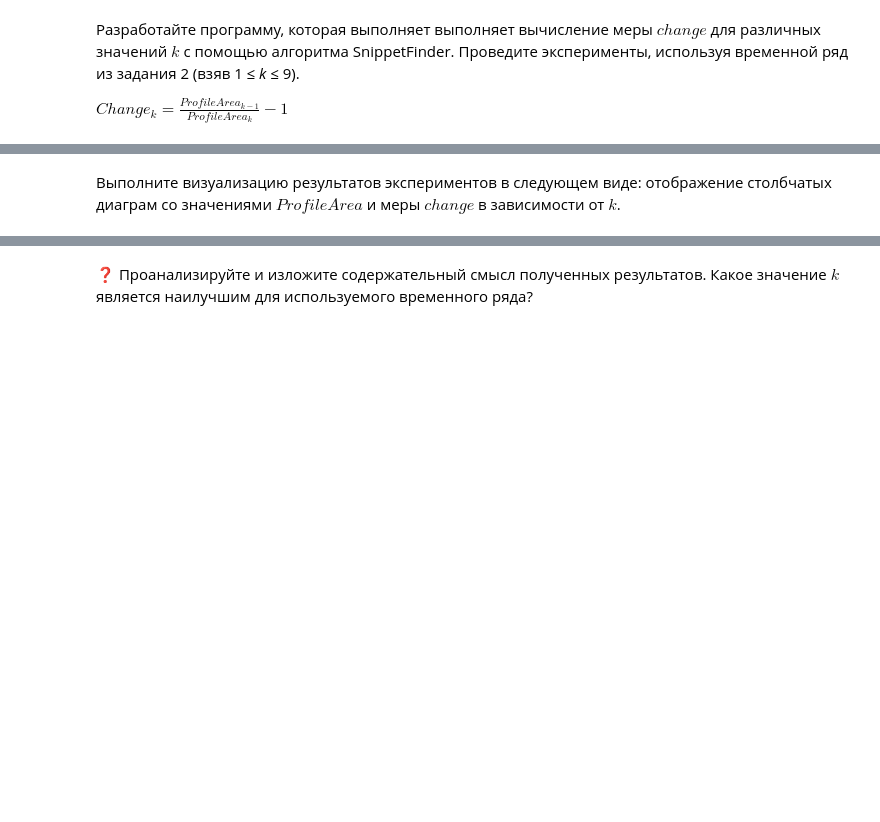
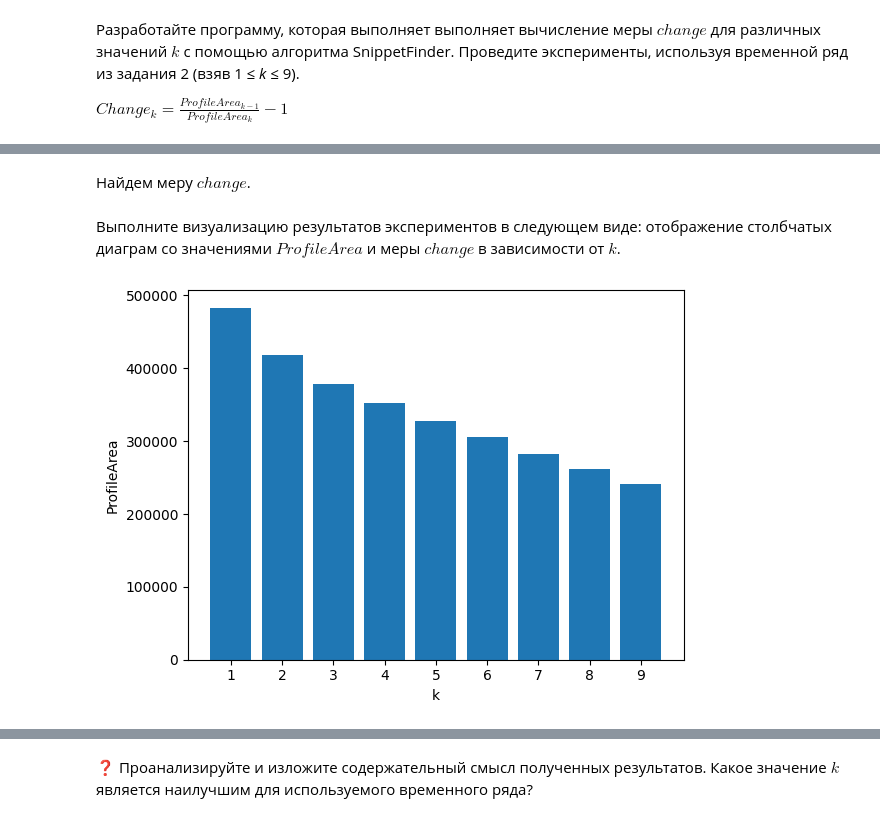
Before and after one commit to foghpp/2024-Ushakov-TimeSeriesCourse, a Jupyter notebook: practice/05 Snippets/05 Snippets.ipynb, the cells around one changed output, grey strips where cells are left out. Drawn from its saved outputs; the diff is of its cells as text; code cells hidden in the pictures; blank space fills up the shorter version.

Commit message:
05 Snippets part 3

```diff
--- a/practice/05 Snippets/05 Snippets.ipynb
+++ b/practice/05 Snippets/05 Snippets.ipynb
@@ -170,0 +170,17 @@ $Change_k = \frac{ProfileArea_{k-1}}{ProfileArea_k} - 1$
+# %%
+pamap_path = 'datasets/PAMAP/PAMAP.txt'
+pamap = np.loadtxt(pamap_path)
+
+timestamps = pamap[0]
+x_data = pamap[10]
+y_data = pamap[11]
+z_data = pamap[12]
+activity_ids = pamap[1]
+
+x_data = x_data[np.where((timestamps >= 1790) & (timestamps <= 1930))]
+y_data = y_data[np.where((timestamps >= 1790) & (timestamps <= 1930))]
+z_data = z_data[np.where((timestamps >= 1790) & (timestamps <= 1930))]
+
+activity_ids = activity_ids[np.where((timestamps >= 1790)
+                                   & (timestamps <= 1930))]
+activity_ids -= activity_ids.min()
@@ -170,0 +189,13 @@ $Change_k = \frac{ProfileArea_{k-1}}{ProfileArea_k} - 1$
+# %%
+profile_areas = []
+
+for K in range(1, 10):
+    x_snp, y_snp, z_snp = (snippets(data, 600, K, percentage=0.5)
+                           for data in (x_data, y_data, z_data))
+
+    profile_area = np.min([x_snp[-2][k] + y_snp[-2][k] + z_snp[-2][k]
+                           for k in range(K)])
+
+    profile_areas.append(profile_area)
+# %% [markdown]
+Найдем меру $change$.
@@ -174,0 +206,7 @@ $Change_k = \frac{ProfileArea_{k-1}}{ProfileArea_k} - 1$
+# %%
+plt.bar(np.arange(1, 10), profile_areas)
+plt.xticks(np.arange(1, 10))
+plt.xlabel('k')
+plt.ylabel('ProfileArea');
+# %% [output]
+[figure, added]
```
Also changed, not shown: parts of 8 cells of this notebook.
